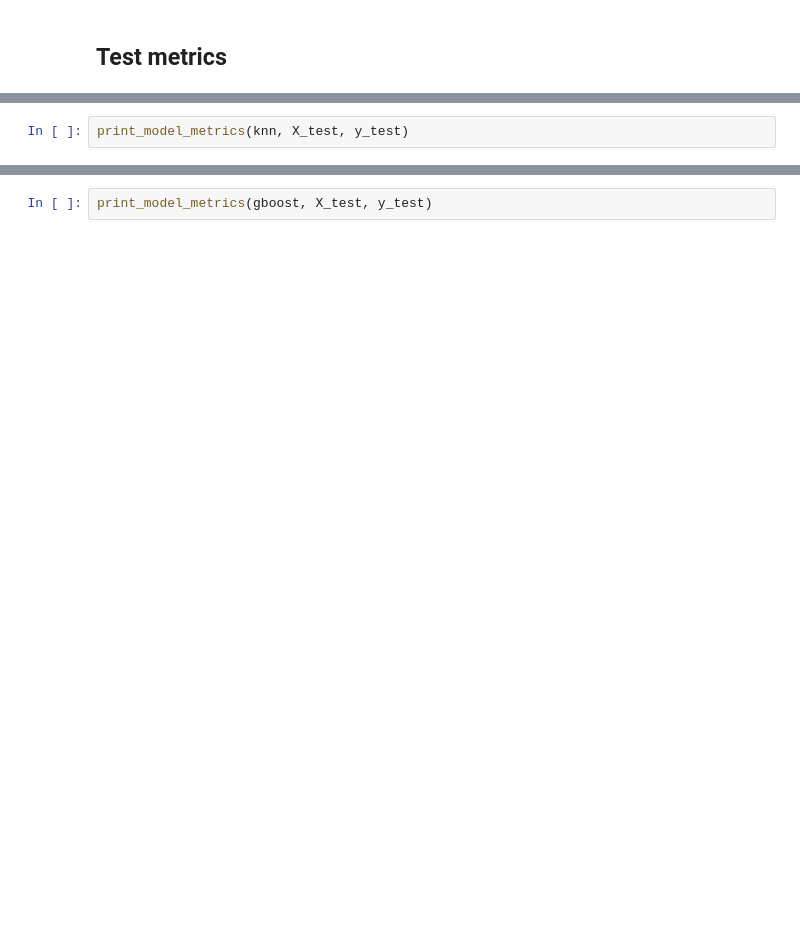
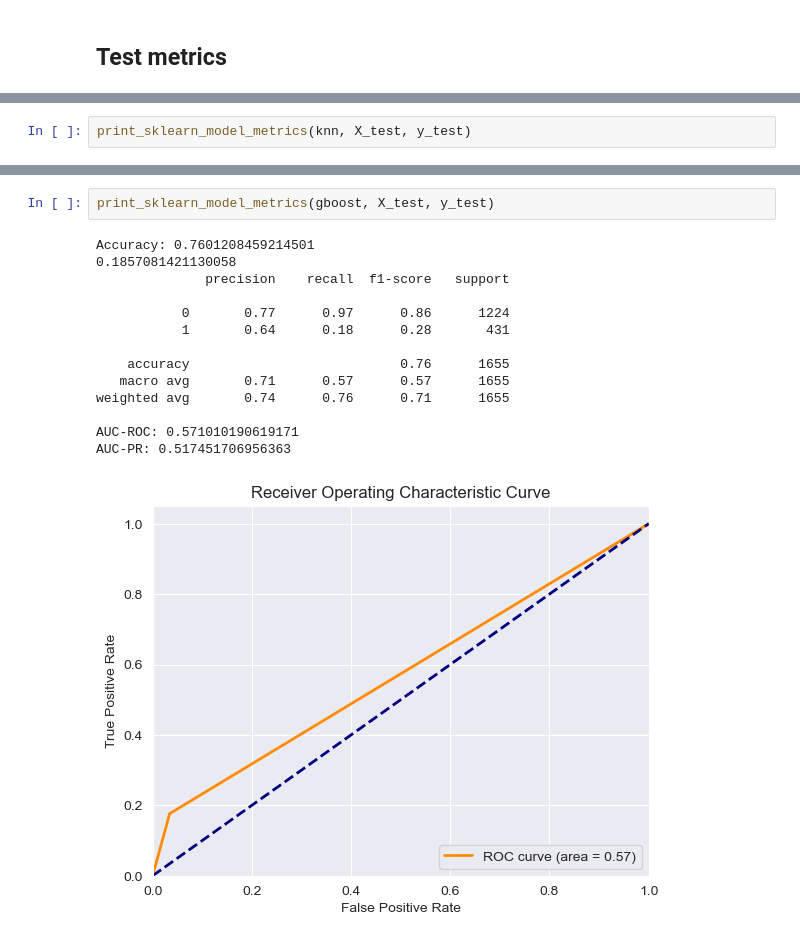
Before and after one commit to jose-2001/AIForIMUParkinsonData, a Jupyter notebook: notebooks/evaluation/s4-features-posture-metrics.ipynb, the cells around one changed output, grey strips where cells are left out. Cells and saved outputs as stored; diff of their text form; blank space fills up the shorter version.

```diff
--- a/notebooks/evaluation/s4-features-posture-metrics.ipynb
+++ b/notebooks/evaluation/s4-features-posture-metrics.ipynb
@@ -39,2 +60,2 @@ print_model_metrics(svm, X_test, y_test)
 # %%
-print_model_metrics(knn, X_test, y_test)
+print_sklearn_model_metrics(knn, X_test, y_test)
@@ -41,2 +79,17 @@ print_model_metrics(knn, X_test, y_test)
 # %%
-print_model_metrics(gboost, X_test, y_test)
+print_sklearn_model_metrics(gboost, X_test, y_test)
+# %% [output]
+Accuracy: 0.7601208459214501
+0.1857081421130058
+              precision    recall  f1-score   support
+
+           0       0.77      0.97      0.86      1224
+           1       0.64      0.18      0.28       431
+
+    accuracy                           0.76      1655
+   macro avg       0.71      0.57      0.57      1655
+weighted avg       0.74      0.76      0.71      1655
+
+AUC-ROC: 0.571010190619171
+AUC-PR: 0.517451706956363
+[figure, added]
```
Also changed, not shown: parts of 6 cells of this notebook.
